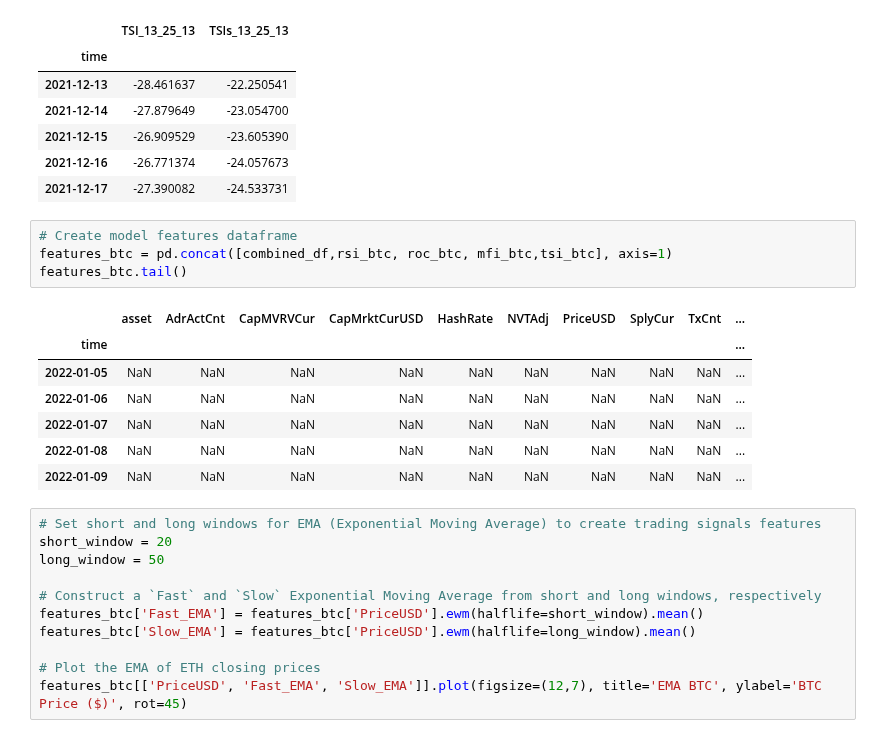
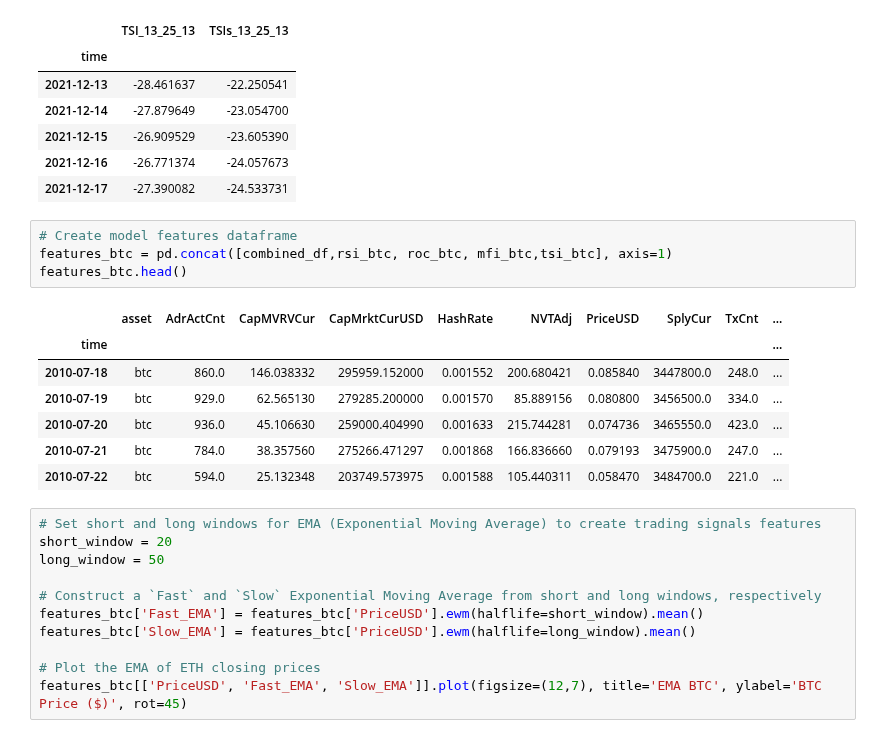
Before and after one commit to dbogatic/crypto-analysis, a Jupyter notebook: btc_price_direction.ipynb, the cells around one changed output. Cells and saved outputs as stored; diff of their text form.

Commit message:
mod features dataframe

```diff
--- a/btc_price_direction.ipynb
+++ b/btc_price_direction.ipynb
@@ -172,15 +172,15 @@ tsi_btc.tail()
 # %%
 # Create model features dataframe
 features_btc = pd.concat([combined_df,rsi_btc, roc_btc, mfi_btc,tsi_btc], axis=1)
-features_btc.tail()
+features_btc.head()
 # %% [output]
 |  | asset | AdrActCnt | CapMVRVCur | CapMrktCurUSD | HashRate | NVTAdj | PriceUSD | SplyCur | TxCnt | ... |
 | time |  |  |  |  |  |  |  |  |  | ... |
-| 2022-01-05 | NaN | NaN | NaN | NaN | NaN | NaN | NaN | NaN | NaN | ... |
-| 2022-01-06 | NaN | NaN | NaN | NaN | NaN | NaN | NaN | NaN | NaN | ... |
-| 2022-01-07 | NaN | NaN | NaN | NaN | NaN | NaN | NaN | NaN | NaN | ... |
-| 2022-01-08 | NaN | NaN | NaN | NaN | NaN | NaN | NaN | NaN | NaN | ... |
-| 2022-01-09 | NaN | NaN | NaN | NaN | NaN | NaN | NaN | NaN | NaN | ... |
+| 2010-07-18 | btc | 860.0 | 146.038332 | 295959.152000 | 0.001552 | 200.680421 | 0.085840 | 3447800.0 | 248.0 | ... |
+| 2010-07-19 | btc | 929.0 | 62.565130 | 279285.200000 | 0.001570 | 85.889156 | 0.080800 | 3456500.0 | 334.0 | ... |
+| 2010-07-20 | btc | 936.0 | 45.106630 | 259000.404990 | 0.001633 | 215.744281 | 0.074736 | 3465550.0 | 423.0 | ... |
+| 2010-07-21 | btc | 784.0 | 38.357560 | 275266.471297 | 0.001868 | 166.836660 | 0.079193 | 3475900.0 | 247.0 | ... |
+| 2010-07-22 | btc | 594.0 | 25.132348 | 203749.573975 | 0.001588 | 105.440311 | 0.058470 | 3484700.0 | 221.0 | ... |
 # %%
 # Set short and long windows for EMA (Exponential Moving Average) to create trading signals features
 short_window = 20
```
